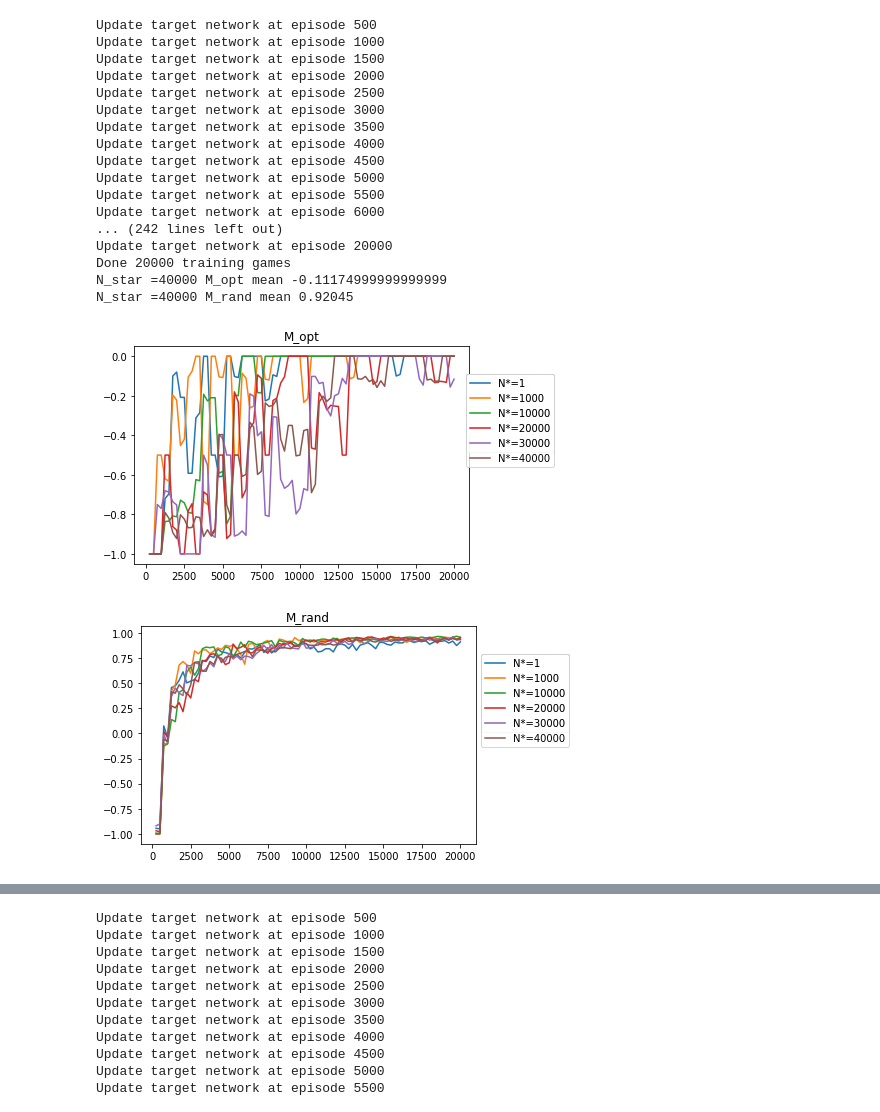
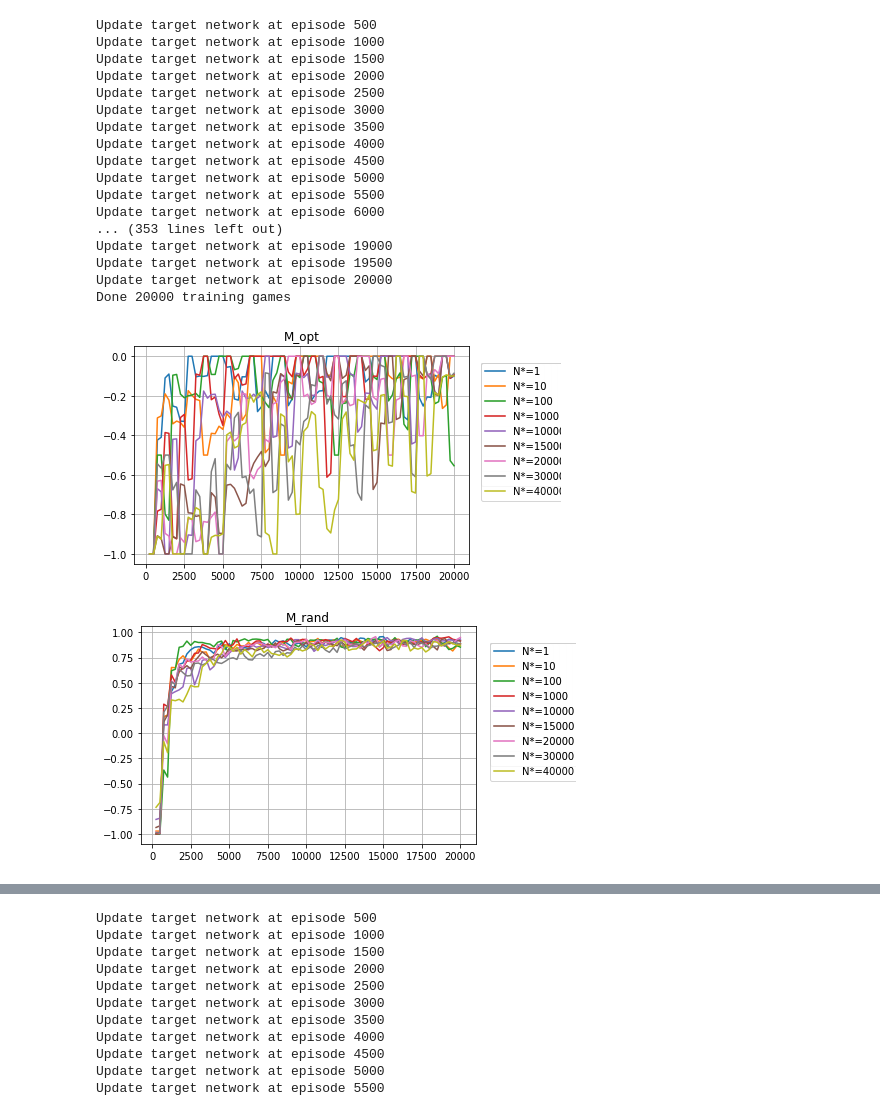
Before and after one commit to giuliamesc/tic_tac_toe, a Jupyter notebook: DeepQLearning_debug (1).ipynb, the cells around one changed output, grey strips where cells are left out. Cells and saved outputs as stored; diff of their text form; code cells hidden in the pictures.

```diff
--- a/DeepQLearning_debug (1).ipynb
+++ b/DeepQLearning_debug (1).ipynb
@@ -132,13 +132,14 @@ class DQLearning:
       return ret_tensor
 
 
-  def training(self):
+  def training(self, eps_opponent = 0.5):
     """
     Functions that runs self.N training games. If self.test = true, it runs self.n_test every self.n_train trainings.
     """
     self.episode_count = 0
     while True:  # Run until solved, i.e. while episode_count < self.N
         self.dq_player.set_epsilon(self.epsilon[self.episode_count])
+        self.opponent.epsilon = eps_opponent
         self.episode_count += 1
         state,_,_=self.env.reset()
         done = False
@@ -236,9 +237,6 @@ class DQLearning:
           if done:  #if the game is ended
             break
 
-        #if len(self.action_history) > self.batch_size:
-        #  self.loss_history.append(loss.numpy())
-
         self.episode_reward_history.append(episode_reward)
 
         #mean rewards and test if self.test == true
@@ -247,7 +245,7 @@ class DQLearning:
           self.episode_reward_history = []
           if self.test:
             self.test_games(n_test = self.n_test)
-            self.opponent.epsilon = 0.5
+            #self.opponent.epsilon = 0.5
 
         #decreasing learning rate
         if self.episode_count % 2500 == 0:
@@ -384,7 +415,7 @@ np.random.seed(2023)
 e_min = 0.1
 e_max = 0.8
 N = 20000
-N_star_vec = [1,1000, 10000, 20000, 30000,40000]
+N_star_vec = [1,10,100, 1000, 10000, 15000, 20000, 30000,40000]
 
 plt1, ax1 = plt.subplots()
 plt2, ax2 = plt.subplots()
@@ -394,38 +425,38 @@ for N_star in N_star_vec:
   for i in np.arange(1,N+1):
       epsilon.append(max(e_min,e_max*(1-i/N_star)))
 
   dqn = DQLearning(epsilon = epsilon, test = True)
   M_rand, M_opt = dqn.training()
   print('N_star =' + str(N_star) + ' M_opt mean ' + str(np.mean(M_opt[40:])))
   print('N_star =' + str(N_star) + ' M_rand mean ' + str(np.mean(M_rand[40:])))
   ax1.plot(np.arange(1,len(M_opt)+1)*250, M_opt, label = 'N*='+str(N_star))
   ax1.set_title('M_opt')
   plt1.legend(bbox_to_anchor=(0.88,0.8), loc="upper left")
   ax1.grid()
   ax2.plot(np.arange(1,len(M_rand)+1)*250, M_rand, label = 'N*='+str(N_star))
   plt2.legend(bbox_to_anchor=(0.9,0.8), loc="upper left")
   ax2.grid()
   ax2.set_title('M_rand')
 # %% [output]
 Update target network at episode 500
 Update target network at episode 1000
 Update target network at episode 1500
 Update target network at episode 2000
 Update target network at episode 2500
 Update target network at episode 3000
 Update target network at episode 3500
 Update target network at episode 4000
 Update target network at episode 4500
 Update target network at episode 5000
 Update target network at episode 5500
 Update target network at episode 6000
-... (242 lines left out)
+... (353 lines left out)
+Update target network at episode 19000
+Update target network at episode 19500
 Update target network at episode 20000
 Done 20000 training games
-N_star =40000 M_opt mean -0.11174999999999999
-N_star =40000 M_rand mean 0.92045
-[figure, old version]
+[figure, new version]
-[figure, old version]
+[figure, new version]
 # %%
 ## Question 14
 random.seed(2022)
```
Also changed, not shown: parts of 5 cells of this notebook, 1 other file.
